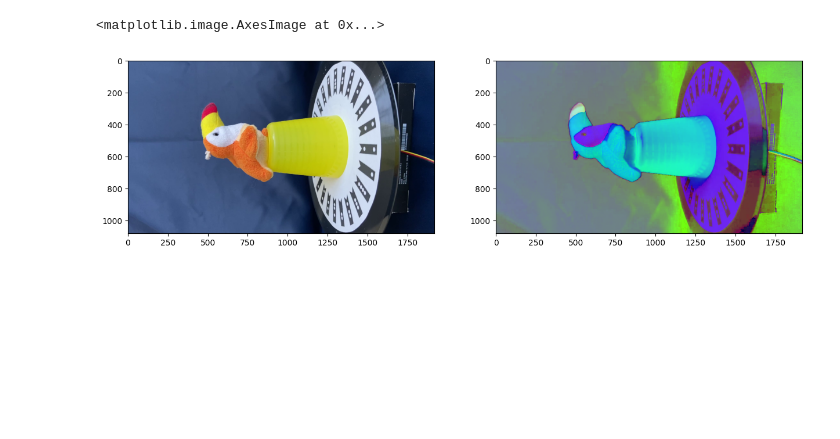
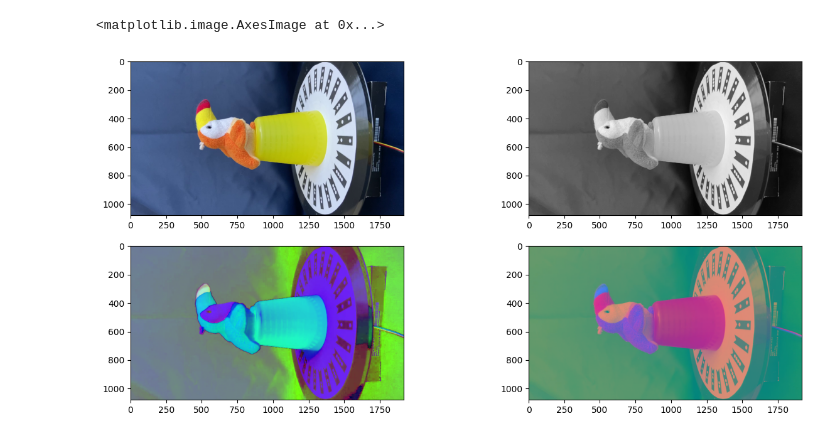
Before and after one commit to zuliani99/Geometric_3D_Computer_Vision_Project, a Jupyter notebook: Assignment1/assignment1.ipynb, the cells around one changed output. Cells and saved outputs as stored; diff of their text form; code cells hidden in the pictures; blank space fills up the shorter version.

```diff
--- a/Assignment1/assignment1.ipynb
+++ b/Assignment1/assignment1.ipynb
@@ -2,14 +2,23 @@
 import cv2 as cv
 import numpy as np
 import matplotlib.pyplot as plt
-# %%
-image = cv.imread("./assignment1_test_dataset/obj01/000000.png", ).astype(np.uint8)
-
-plt.figure(figsize=(15,15))
-plt.subplot(1,2,1)
-plt.imshow(cv.cvtColor(image, cv.COLOR_BGR2RGB))
-plt.subplot(1,2,2)
-plt.imshow(cv.cvtColor(image, cv.COLOR_BGR2HSV))
-# %% [output]
-<matplotlib.image.AxesImage at 0x...>
-[figure, removed]
+# %%
+image = cv.imread("./assignment1_test_dataset/obj01/000000.png").astype(np.uint8)
+
+rgb_img = cv.cvtColor(image, cv.COLOR_BGR2RGB)
+gray_img = cv.cvtColor(image, cv.COLOR_BGR2GRAY)
+hsv_img = cv.cvtColor(image, cv.COLOR_BGR2HSV)
+yuv_img = cv.cvtColor(image, cv.COLOR_BGR2YUV)
+
+plt.figure(figsize=(15,7))
+plt.subplot(2,2,1)
+plt.imshow(rgb_img)
+plt.subplot(2,2,2)
+plt.imshow(gray_img, cmap="gray")
+plt.subplot(2,2,3)
+plt.imshow(hsv_img)
+plt.subplot(2,2,4)
+plt.imshow(yuv_img)
+# %% [output]
+<matplotlib.image.AxesImage at 0x...>
+[figure, added]
```
Also changed, not shown: parts of 7 cells of this notebook, 1 other file.
